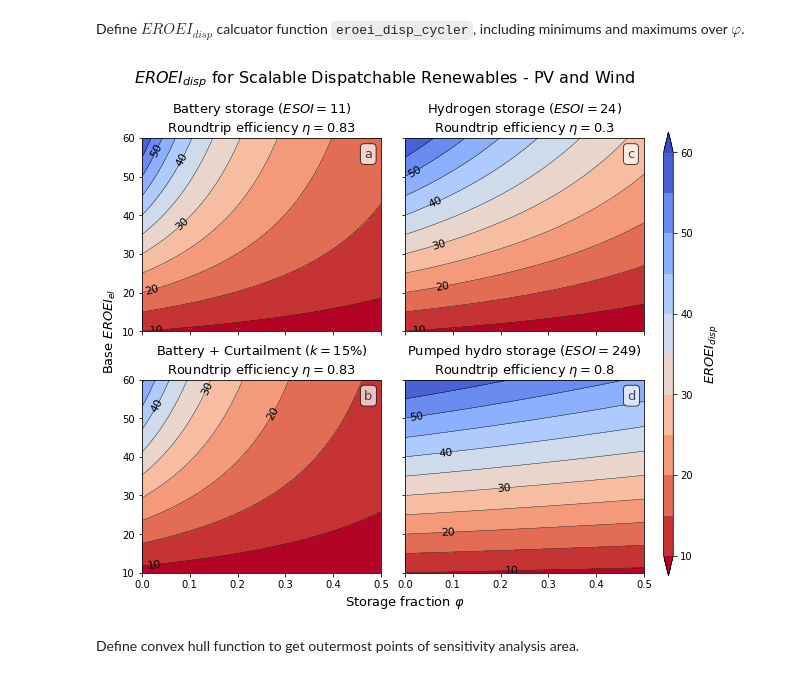
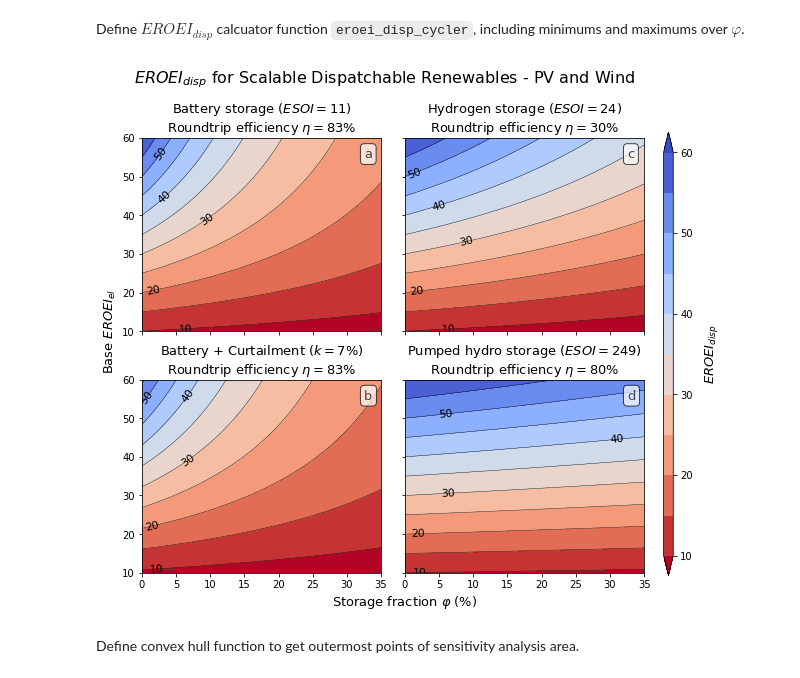
Before and after one commit to csaladenes/sustainable-energy-transitions, a Jupyter notebook: ccs/eroei-ccs-workbook.ipynb, the cells around one changed output. Saved outputs shown, nothing was run; the diff lists cells and outputs as text; code cells hidden in the pictures.

```diff
--- a/ccs/eroei-ccs-workbook.ipynb
+++ b/ccs/eroei-ccs-workbook.ipynb
@@ -447,13 +447,13 @@ def eroei_disp_cycler(ESOI, phi, eta, c, eroei_el):
     return eroei_disp
 # %%
 eroei_el=np.linspace(10,60,100)
-phi=np.linspace(.0,.5,100)
+phi=np.linspace(0,35,100)
 ESOI=[11,24,11,249]
 ESOI_tech=['Battery storage','Hydrogen storage','Battery + Curtailment','Pumped hydro storage']
-eta=[0.83,0.3,0.83,0.8]
-c=[0,0,0.15,0]
+eta=np.array([83,30,83,80])
+c=[0,0,0.07,0]
 
-eroei_disp=eroei_disp_cycler(ESOI, phi, eta, c, eroei_el)
+eroei_disp=eroei_disp_cycler(ESOI, phi/100.0, eta/100.0, c, eroei_el)
 
 fig,axes=plt.subplots(2,2,figsize=(9,8))
 plt.subplots_adjust(wspace=0.1)
@@ -470,37 +470,37 @@ for i in range(len(ESOI)):
         im = ax.contourf(X, Y, z, cmap=cmap, levels=levels,extend='both')
         im2 = ax.contour(X, Y, z, levels=levels,extend='both',colors='k',linewidths=0.4)
         im3 = ax.contour(X, Y, z, levels=levels2,extend='both',colors='k',linewidths=0.01)
         ax.clabel(im3, fmt = '%i',inline=1, fontsize=11)
         if (i==0):
             fig.subplots_adjust(right=0.9)
             cbar_ax = fig.add_axes([0.93, 0.12, 0.015, 0.77])
             fig.colorbar(im, cax=cbar_ax)
             cbar_ax.set_ylabel(u'$EROEI_{disp}$',fontsize=13,labelpad=10)
         ax.set_xlim((phi.min(),phi.max()))
         ax.set_ylim((eroei_el.min(),eroei_el.max()))
         if (i!=2):
             ax.set_title(ESOI_tech[i]+u' ($ESOI='+str(ESOI[i])+\
-                     '$)\nRoundtrip efficiency $\eta='+str(eta[i])+'$',fontsize=13)
+                     '$)\nRoundtrip efficiency $\eta='+str(eta[i])+'$%',fontsize=13)
         else:
             ax.set_title(ESOI_tech[i]+u' ($k='+str(int(c[i]*100))+\
-                     '$%)\nRoundtrip efficiency $\eta='+str(eta[i])+'$',fontsize=13)
+                     '$%)\nRoundtrip efficiency $\eta='+str(eta[i])+'$%',fontsize=13)
         ax.text(0.93, 0.95, string.ascii_lowercase[(i%2)*2+i/2],
                 horizontalalignment='left',
                 verticalalignment='top',
                 transform=ax.transAxes,size=13,alpha=0.7,
                               bbox=dict(boxstyle="round", fc="w", alpha=0.7))
 
-axes[1][1].set_xlabel('Storage fraction $\\varphi$',fontsize=13,x=0)
+axes[1][1].set_xlabel('Storage fraction $\\varphi$ (%)',fontsize=13,x=0)
 axes[0][0].set_ylabel('Base $EROEI_{el}$',fontsize=13,y=0)
 axes[0][1].set_yticklabels('')
 axes[1][1].set_yticklabels('')
 axes[0][0].set_xticklabels('')
 axes[0][1].set_xticklabels('')
 plt.suptitle(r'$EROEI_{disp}$ for Scalable Dispatchable Renewables - PV and Wind',fontsize=16,y=1)
 plt.savefig('plot/fig3.png',dpi=150,bbox_inches = 'tight', pad_inches = 0.1)
 plt.show()
 # %% [output]
-[figure, old version]
+[figure, new version]
 # %% [markdown]
 Define convex hull function to get outermost points of sensitivity analysis area.
 # %%
```
Also changed, not shown: parts of 9 cells of this notebook, 2 other files.
